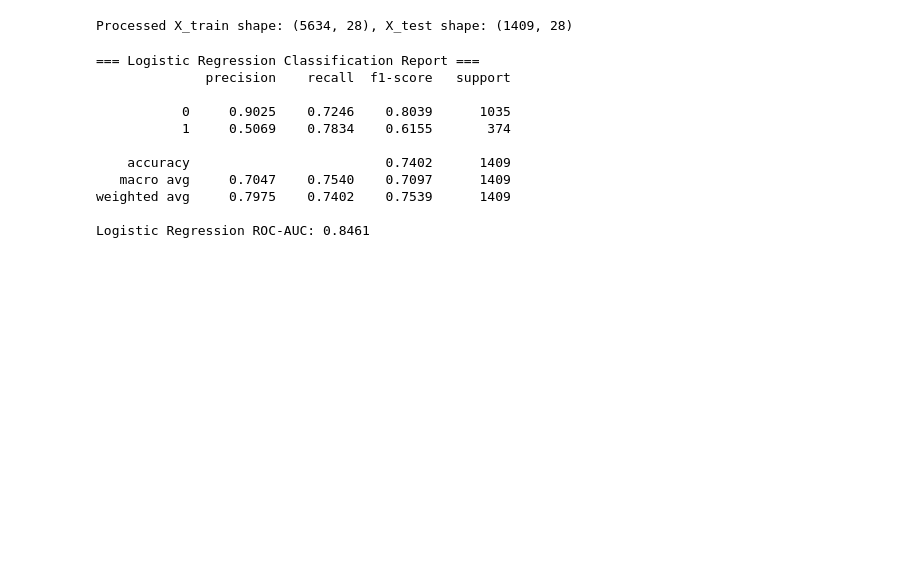
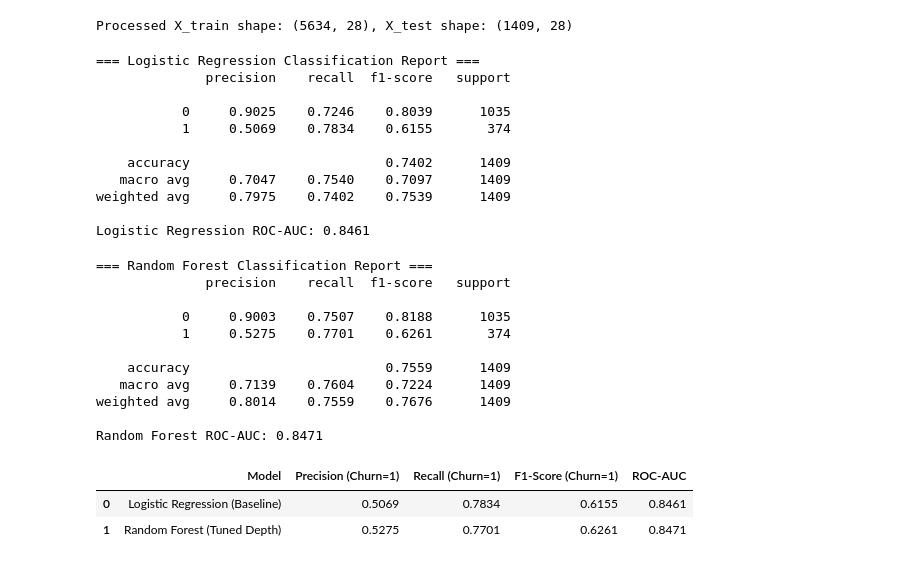
Before and after one commit to ShahriarKamal2/Research-Practice, a Jupyter notebook: experiment.ipynb, the cells around one changed output. Drawn from its saved outputs; the diff is of its cells as text; code cells hidden in the pictures; blank space fills up the shorter version.

```diff
--- a/experiment.ipynb
+++ b/experiment.ipynb
@@ -105,3 +105,41 @@ print(f"Logistic Regression ROC-AUC: {roc_auc_score(y_test, y_prob_lr):.4f}")
 weighted avg     0.7975    0.7402    0.7539      1409
 
 Logistic Regression ROC-AUC: 0.8461
+# %%
+rf_model = RandomForestClassifier(
+    n_estimators=300, max_depth=8, min_samples_leaf=10,
+    class_weight="balanced", random_state=42, n_jobs=-1
+)
+rf_model.fit(X_train, y_train)
+
+y_pred_rf = rf_model.predict(X_test)
+y_prob_rf = rf_model.predict_proba(X_test)[:, 1]
+
+print("=== Random Forest Classification Report ===")
+print(classification_report(y_test, y_pred_rf, digits=4))
+print(f"Random Forest ROC-AUC: {roc_auc_score(y_test, y_prob_rf):.4f}")
+
+results_df = pd.DataFrame({
+    "Model": ["Logistic Regression (Baseline)", "Random Forest (Tuned Depth)"],
+    "Precision (Churn=1)": [precision_score(y_test, y_pred_lr), precision_score(y_test, y_pred_rf)],
+    "Recall (Churn=1)": [recall_score(y_test, y_pred_lr), recall_score(y_test, y_pred_rf)],
+    "F1-Score (Churn=1)": [f1_score(y_test, y_pred_lr), f1_score(y_test, y_pred_rf)],
+    "ROC-AUC": [roc_auc_score(y_test, y_prob_lr), roc_auc_score(y_test, y_prob_rf)]
+}).round(4)
+
+display(results_df)
+# %% [output]
+=== Random Forest Classification Report ===
+              precision    recall  f1-score   support
+
+           0     0.9003    0.7507    0.8188      1035
+           1     0.5275    0.7701    0.6261       374
+
+    accuracy                         0.7559      1409
+   macro avg     0.7139    0.7604    0.7224      1409
+weighted avg     0.8014    0.7559    0.7676      1409
+
+Random Forest ROC-AUC: 0.8471
+|  | Model | Precision (Churn=1) | Recall (Churn=1) | F1-Score (Churn=1) | ROC-AUC |
+| 0 | Logistic Regression (Baseline) | 0.5069 | 0.7834 | 0.6155 | 0.8461 |
+| 1 | Random Forest (Tuned Depth) | 0.5275 | 0.7701 | 0.6261 | 0.8471 |
```
Also changed, not shown: parts of 2 cells of this notebook.
